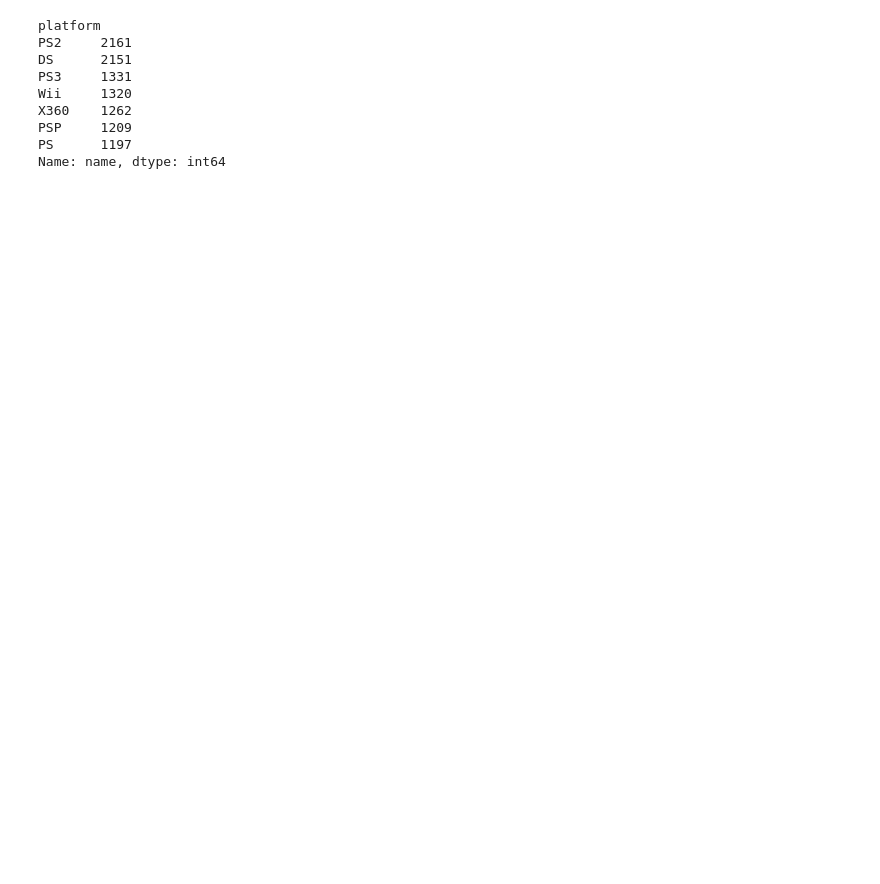
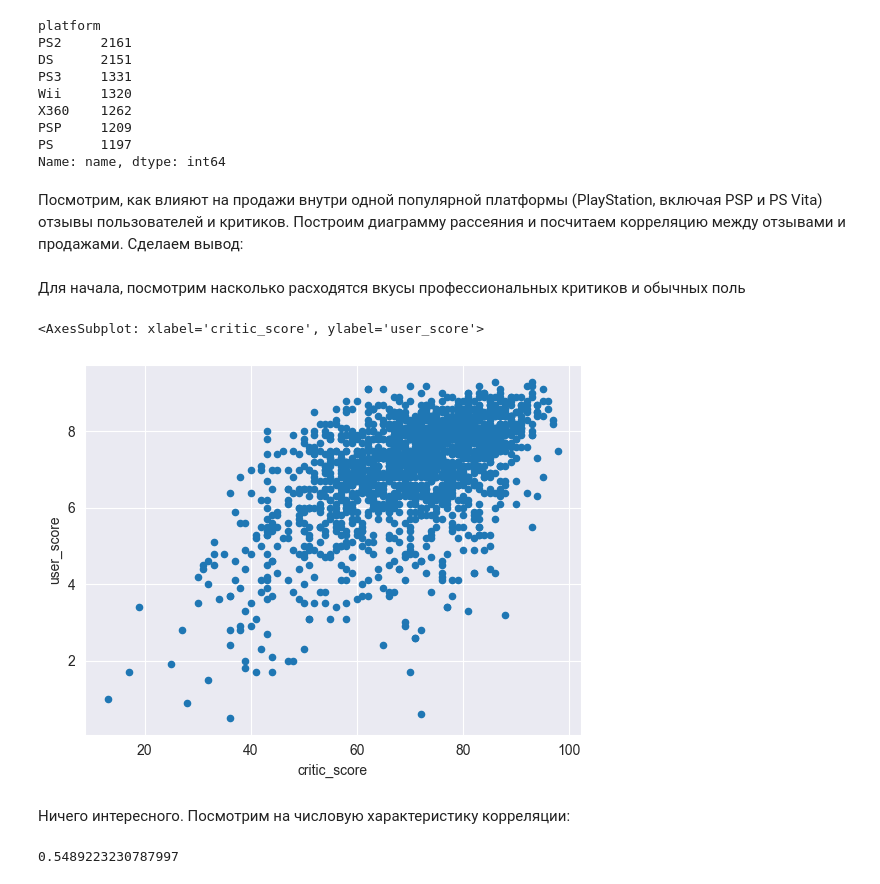
Before and after one commit to Shurick-G/practicum, a Jupyter notebook: prefab_project_1/prefab_project_1.ipynb, the cells around one changed output. Drawn from its saved outputs; the diff is of its cells as text; code cells hidden in the pictures; blank space fills up the shorter version.

```diff
--- a/prefab_project_1/prefab_project_1.ipynb
+++ b/prefab_project_1/prefab_project_1.ipynb
@@ -351,3 +350,20 @@ X360    1262
 PSP     1209
 PS      1197
 Name: name, dtype: int64
+# %% [markdown]
+Посмотрим, как влияют на продажи внутри одной популярной платформы (PlayStation, включая PSP и PS Vita) отзывы пользователей и критиков. Построим диаграмму рассеяния и посчитаем корреляцию между отзывами и продажами. Сделаем вывод:
+# %%
+df_ps = df2[df2['platform_general'] == 'PS']
+# %% [markdown]
+Для начала, посмотрим насколько расходятся вкусы профессиональных критиков и обычных поль
+# %%
+df_ps.plot.scatter(x='critic_score', y='user_score')
+# %% [output]
+<AxesSubplot: xlabel='critic_score', ylabel='user_score'>
+[figure, added]
+# %% [markdown]
+Ничего интересного. Посмотрим на числовую характеристику корреляции:
+# %%
+df_ps['critic_score'].corr(df_ps['user_score'])
+# %% [output]
+0.5489223230787997
```
Also changed, not shown: parts of 35 cells of this notebook.
